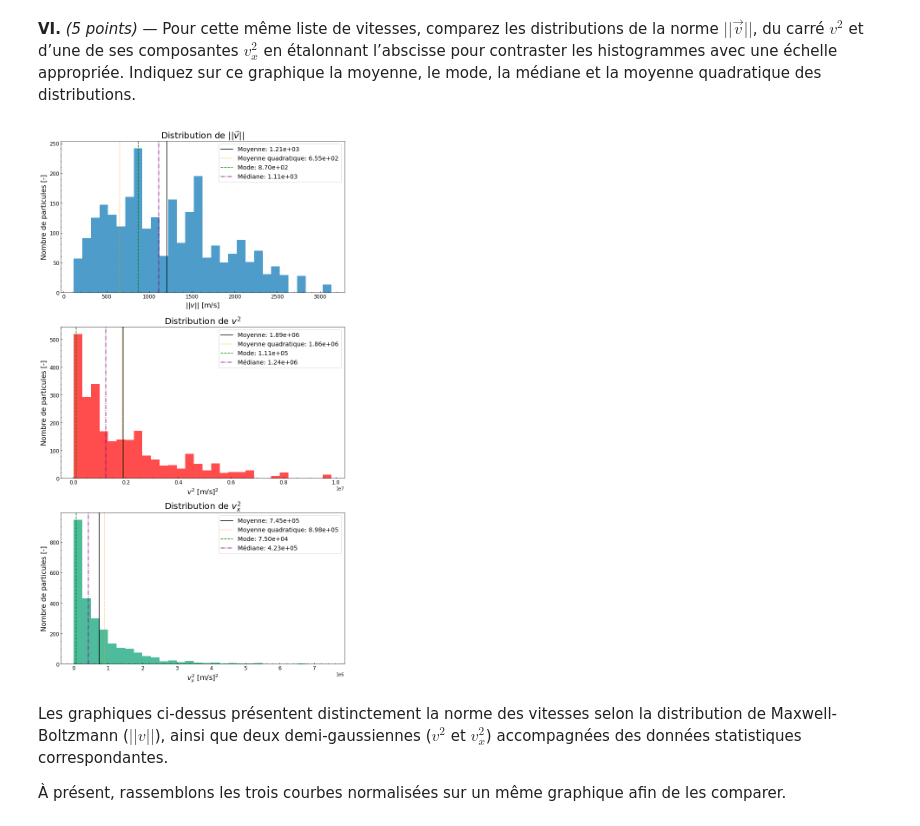
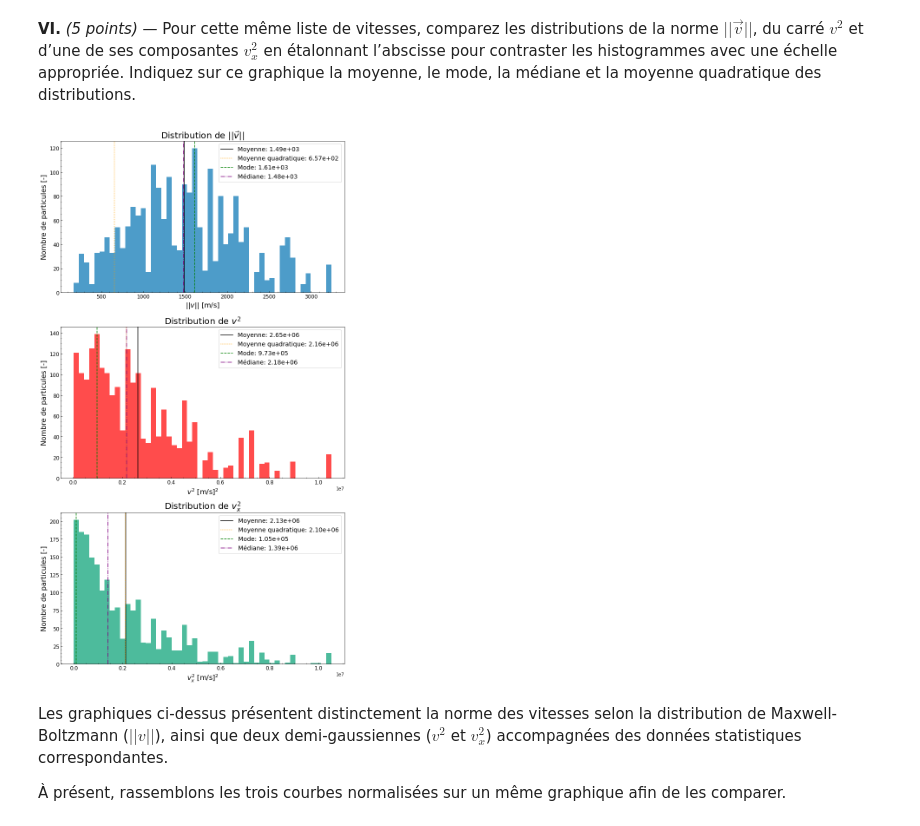
Before and after one commit to GeremyMichaud/TPNTS, a Jupyter notebook: Part_1/GM_TDS-TPNB_Part1_H24.ipynb, the cells around one changed output. Cells and saved outputs as stored; diff of their text form; code cells hidden in the pictures.

```diff
--- a/Part_1/GM_TDS-TPNB_Part1_H24.ipynb
+++ b/Part_1/GM_TDS-TPNB_Part1_H24.ipynb
@@ -93,7 +96,7 @@ def checkCollisions():
                 hitlist.append([i,j]) # liste numérotant toutes les paires de sphères en collision
     return hitlist
 
-iterations = 10000
+iterations = 1000
 for i in range(iterations):
     # DÉPLACE TOUTES LES SPHÈRES D'UN PAS SPATIAL deltax
     vitesse = []   # vitesse instantanée de chaque sphère
@@ -276,7 +279,7 @@ def follow_particle_trajectory(particle_index):
     collison_distances = []
     time_to_collision = []
 
-    iterations = 10000
+    iterations = 5000
     for _ in range(iterations):
         update_positions()
 
@@ -402,39 +405,39 @@ def plot_histogram(ax, data, color, title, axe_title, stats, mode, median):
         mode (float): La valeur du mode.
         median (float): La valeur de la médiane.
     """
-    ax.hist(data, bins=30, color=color, alpha=0.7)
+    ax.hist(data, bins=50, color=color, alpha=0.7)
     ax.set_title(title, fontsize=20)
     ax.axvline(x=stats.mean, color='black', linestyle='solid', label=f'Moyenne: {stats.mean:.2e}')
     ax.axvline(x=np.sqrt(stats.variance), color='orange', linestyle='dotted', label=f'Moyenne quadratique: {np.sqrt(stats.variance):.2e}')
     ax.axvline(x=mode, color='green', linestyle='dashed', label=f'Mode: {mode:.2e}')
     ax.axvline(x=median, color='purple', linestyle='dashdot', label=f'Médiane: {median:.2e}')
     ax.legend(fontsize=14)
     ax.tick_params(which="both", axis="both", direction="in", labelsize=12)
     ax.minorticks_on()
     ax.set_ylabel("Nombre de particules [-]", fontsize=16)
     ax.set_xlabel(axe_title, fontsize=16)
 
 # Données de vélocité
 norms = np.array([np.sqrt(v.x**2 + v.y**2 + v.z**2) for v in velocities])
 squared_velocities = np.array([v.x**2 + v.y**2 + v.z**2 for v in velocities])
 squared_vx = np.array([v.x**2 for v in velocities])
 
 # Calcul des données et des statistiques
 data_list = [norms, squared_velocities, squared_vx]
 colors = [palette[0], "red", palette[2]]
 titles = [f"Distribution de $||\\vec{{v}}||$", f"Distribution de $v^2$", f"Distribution de $v_x^2$"]
 axes_titles = [f"$||v||$ [m/s]", f"$v^2$ [m/s]$^2$", f"$v_x^2$ [m/s]$^2$"]
 
 fig, axes = plt.subplots(3, 1, figsize=(10, 18))
 
 for i, data in enumerate(data_list):
     stats, mode, median = calculate_statistics(data)
     plot_histogram(axes[i], data, colors[i], titles[i], axes_titles[i], stats, mode, median)
 
 plt.tight_layout()
 plt.show()
 # %% [output]
-[figure, old version]
+[figure, new version]
 # %% [markdown]
 Les graphiques ci-dessus présentent distinctement la norme des vitesses selon la distribution de Maxwell-Boltzmann ($||v||$), ainsi que deux demi-gaussiennes ($v^2$ et $v_x^2$) accompagnées des données statistiques correspondantes.
 
```
Also changed, not shown: parts of 11 cells of this notebook, 2 other files.
